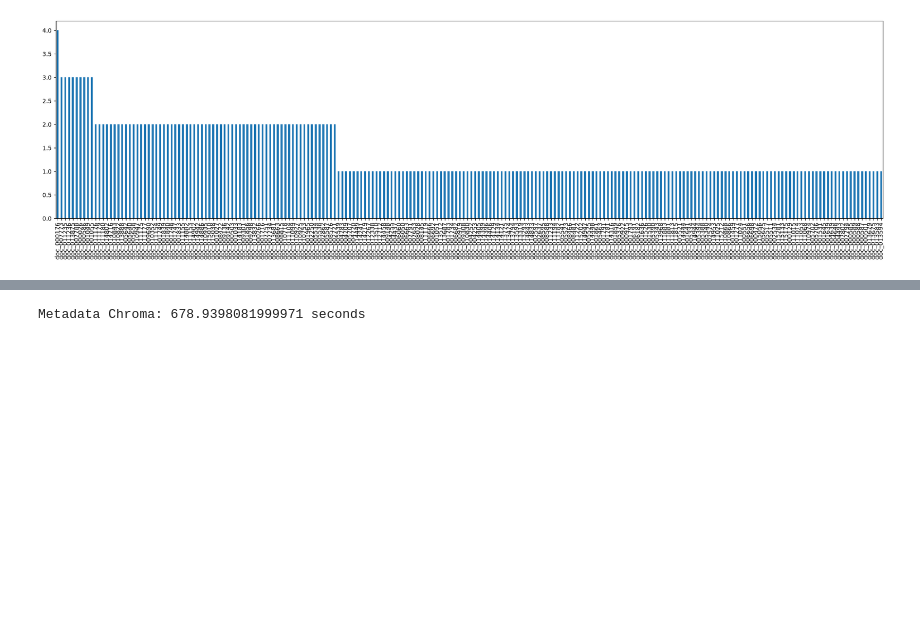
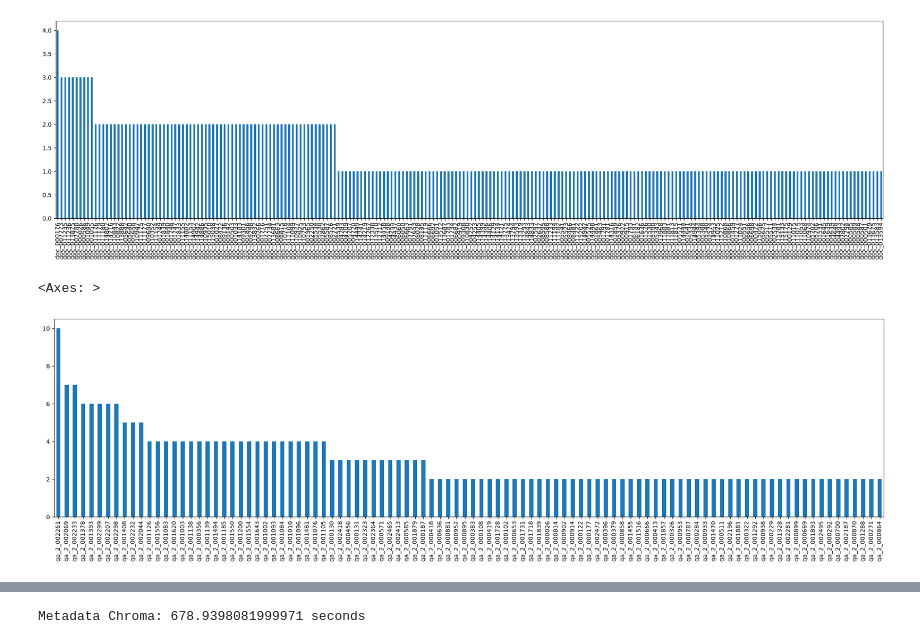
Before and after one commit to XenoBoss78/RAG_System_Comparison, a Jupyter notebook: Temporal-Testing/TemporalMemoryRetrieval.ipynb, the cells around one changed output, grey strips where cells are left out. Drawn from its saved outputs; the diff is of its cells as text; code cells hidden in the pictures; blank space fills up the shorter version.

```diff
--- a/Temporal-Testing/TemporalMemoryRetrieval.ipynb
+++ b/Temporal-Testing/TemporalMemoryRetrieval.ipynb
@@ -93,6 +108,14 @@ pd.Series(doc_freq).sort_values(ascending=False).plot.bar(figsize=(25, 6))
 # %% [output]
 <Axes: >
 [figure]
+# %%
+que_freq = {}
+for sample_qa in smoke_test_ltqa:
+    que_freq[sample_qa["q_id"]] = len(sample_qa["doc_ids"])
+pd.Series(que_freq).sort_values(ascending=False).plot.bar(figsize=(25, 6))
+# %% [output]
+<Axes: >
+[figure, added]
 # %%
 doc_freq = {}
 for sample_qa in ltqa:
```
Also changed, not shown: parts of 29 cells of this notebook, 4 other files.
